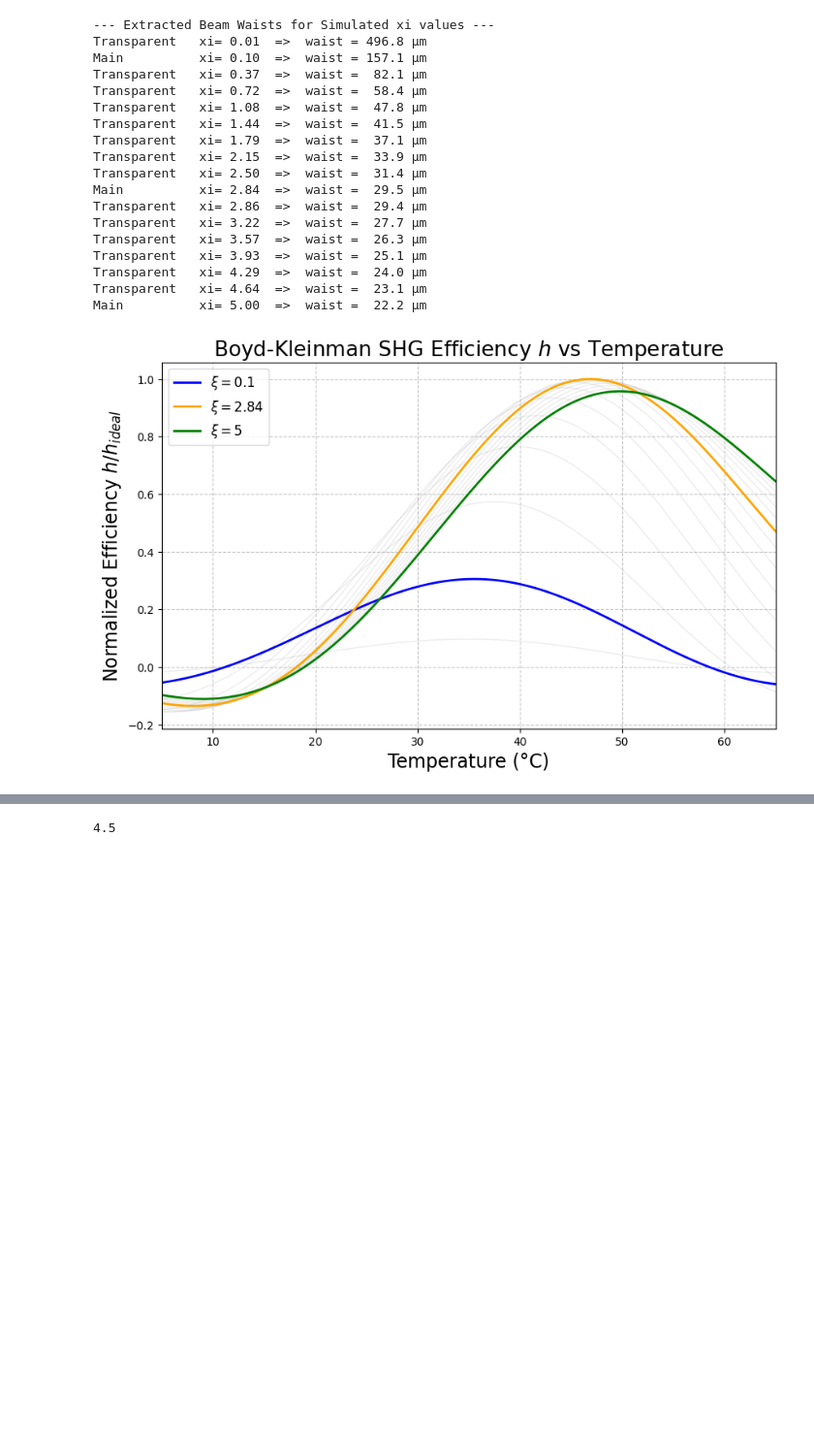
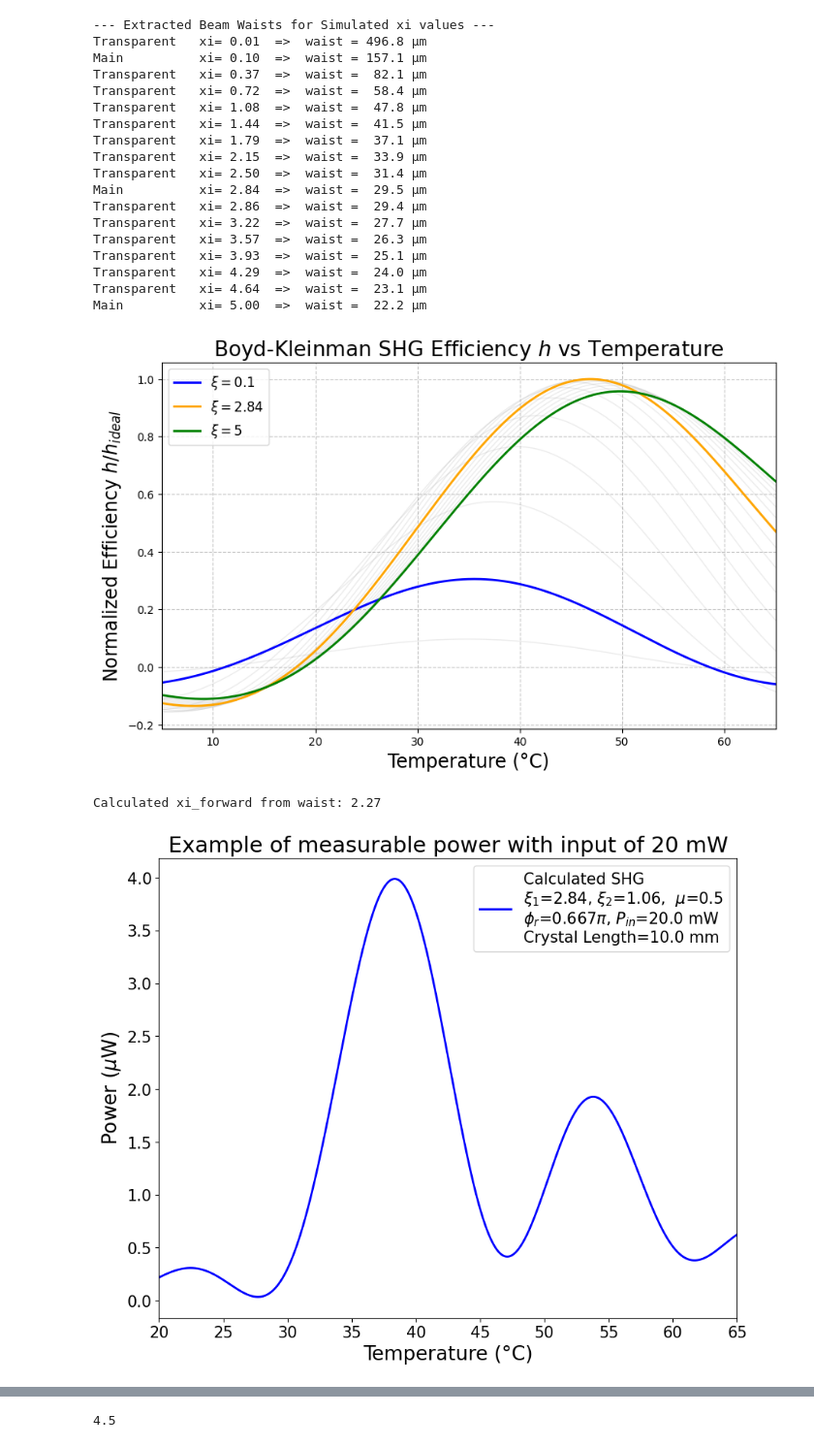
Before and after one commit to qpit/Eskild-Project-2026, a Jupyter notebook: main_document.ipynb, the cells around one changed output, grey strips where cells are left out. Shown at 97% size. Saved outputs shown, nothing was run; the diff lists cells and outputs as text; code cells hidden in the pictures; blank space fills up the shorter version.

```diff
--- a/main_document.ipynb
+++ b/main_document.ipynb
@@ -1029,3 +925,59 @@ def fit_data_to_model(exp_temp, exp_data, T_array, QPM_array, L_cryst, n_idx, d,
+# %%
+from scipy.ndimage import gaussian_filter1d
+
+def xi_from_waist(waist, wavelength):
+    z_R = np.pi * waist**2 / wavelength
+    b = 2 * z_R
+    return L / b
+
+waist = 33e-6  # 33 microns
+xi_forward = xi_from_waist(waist, lamb_omega)
+print(f"Calculated xi_forward from waist: {xi_forward:.2f}")
+# xi_forward = 2.84  # Using the ideal Boyd-Kleinman focusing parameter for maximum efficiency
+xi_forward=2.84
+R_mirror = 0.01
+phi_r = np.pi *2/3
+Delta_r = 0
+mus = 0.5
+P_in = 20e-3
+scale = 1
+temperature_broadening_sigma = 0.01
+
+poling_period = 24.701e-6  # Enter your actual poling period here in meters
+L_use = 405 * poling_period
+
+# Recalculate QPM with the new poling period
+QPM_use = quasi_phase_mismatch(n_value_array[1,:], omegas[1], n_value_array[0,:], omegas[0], poling_period, sim_temp_C + 273.15, T_ref, a_z)
+
+T_sub, total_efficiency, A_forward, A_backward, xi_backward, P_fin = calculate_scaled_A2omega(
+    sim_temp_C, QPM_use, L_use, xi_forward, R_mirror, phi_r, mus=mus, n_omega=n_omega, n_2omega=n_2omega, Pin=P_in, scale_factor=scale
+)
+dT = T_sub[1] - T_sub[0]
+sigma_points = temperature_broadening_sigma / dT
+P_fin_broadened = gaussian_filter1d(P_fin, sigma=sigma_points)
+
+fig, ax = plt.subplots(figsize=(10, 8))
+
+param_label = (
+    f'Calculated SHG\n'
+    f'$\\xi_1$={xi_forward:.2f}, $\\xi_2$={xi_backward:.2f},  $\\mu$={mus}\n'
+    f'$\\phi_r$={(phi_r/np.pi):.3f}$\\pi$, $P_{{in}}$={P_in*1e3:.1f} mW\n'
+    f'Crystal Length={L_use*1e3:.1f} mm'
+)
+
+# Plot the main broadened signal
+ax.plot(T_sub, P_fin_broadened * 1e6 + power_uW.min(), label=param_label, color='blue', lw=2)
+ax.set_title('Example of measurable power with input of 20 mW', fontsize=21)
+# ax.errorbar(temperature, power_uW, yerr=SEM_power_uW, fmt='o', markersize=5, label='Data', color='orange', alpha=0.6)
+ax.set_xlabel('Temperature (°C)', fontsize=19)
+ax.set_ylabel('Power ($\\mu$W)', fontsize=19)
+ax.tick_params(axis='both', which='major', labelsize=15)
+ax.set_xlim(20, 65)
+ax.legend(fontsize=15, loc='upper right')
+plt.savefig(f'C:\\Users\\eskil\\OneDrive\\DTU\\6.sem\\bachelor_project\\figures\\fit_example.pdf', dpi=500, bbox_inches='tight')
+# %% [output]
+Calculated xi_forward from waist: 2.27
+[figure, added]
 # %%
 # #plot the best fit against the experimental data
 # fig, ax = plt.subplots(figsize=(10, 6))
```
Also changed, not shown: parts of 2 cells of this notebook, 2 other files.
